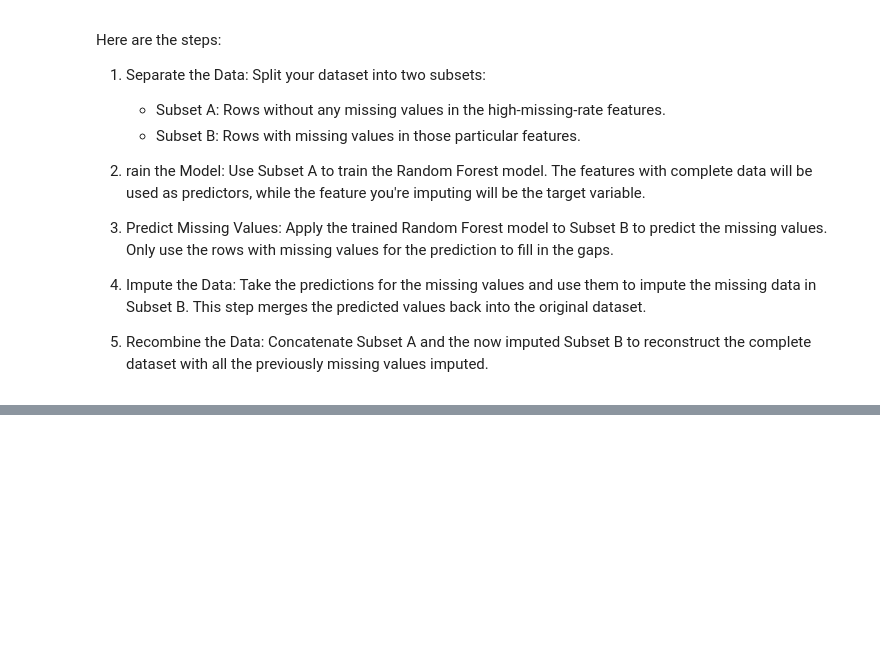
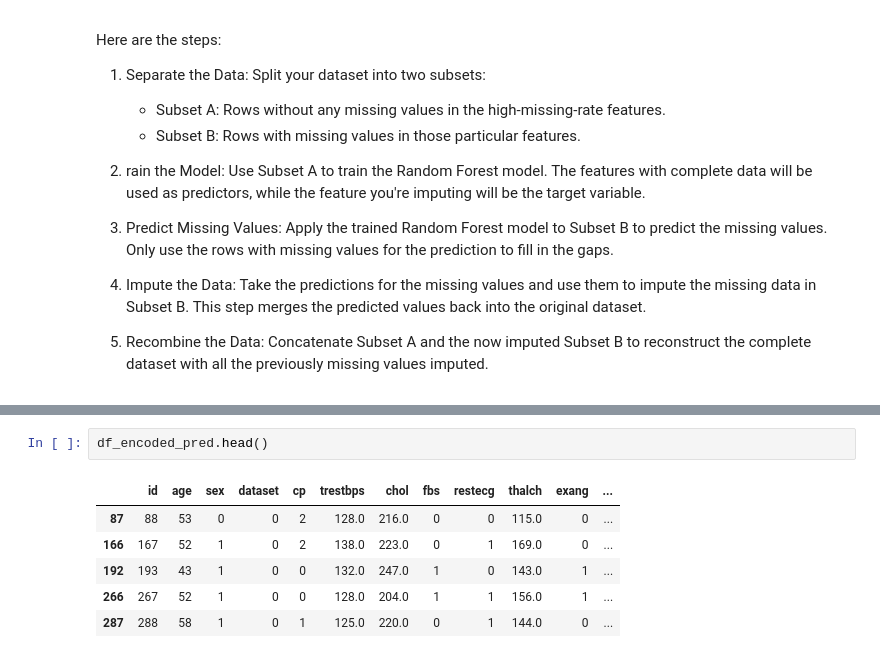
Before and after one commit to devbilalkhan/ml-heart-disease-uci, a Jupyter notebook: uci_heart_disease_data.ipynb, the cells around one changed output, grey strips where cells are left out. Drawn from its saved outputs; the diff is of its cells as text; blank space fills up the shorter version.

```diff
--- a/uci_heart_disease_data.ipynb
+++ b/uci_heart_disease_data.ipynb
@@ -443,0 +490,9 @@ X.head()
+# %%
+df_encoded_pred.head()
+# %% [output]
+|  | id | age | sex | dataset | cp | trestbps | chol | fbs | restecg | thalch | exang | ... |
+| 87 | 88 | 53 | 0 | 0 | 2 | 128.0 | 216.0 | 0 | 0 | 115.0 | 0 | ... |
+| 166 | 167 | 52 | 1 | 0 | 2 | 138.0 | 223.0 | 0 | 1 | 169.0 | 0 | ... |
+| 192 | 193 | 43 | 1 | 0 | 0 | 132.0 | 247.0 | 1 | 0 | 143.0 | 1 | ... |
+| 266 | 267 | 52 | 1 | 0 | 0 | 128.0 | 204.0 | 1 | 1 | 156.0 | 1 | ... |
+| 287 | 288 | 58 | 1 | 0 | 1 | 125.0 | 220.0 | 0 | 1 | 144.0 | 0 | ... |
```
Also changed, not shown: parts of 11 cells of this notebook.
